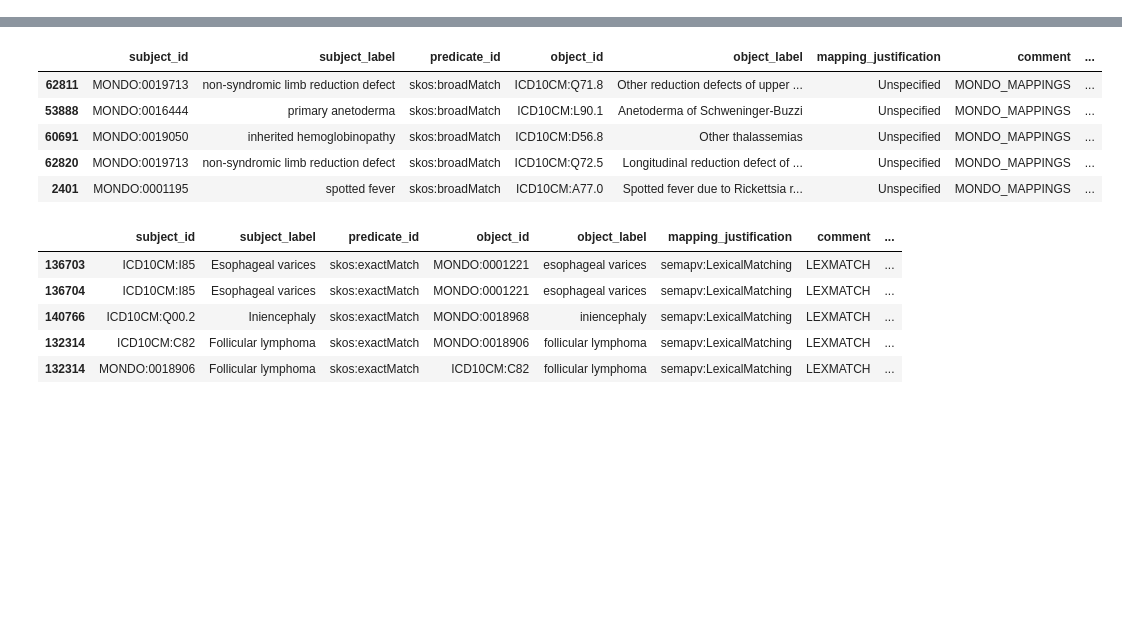
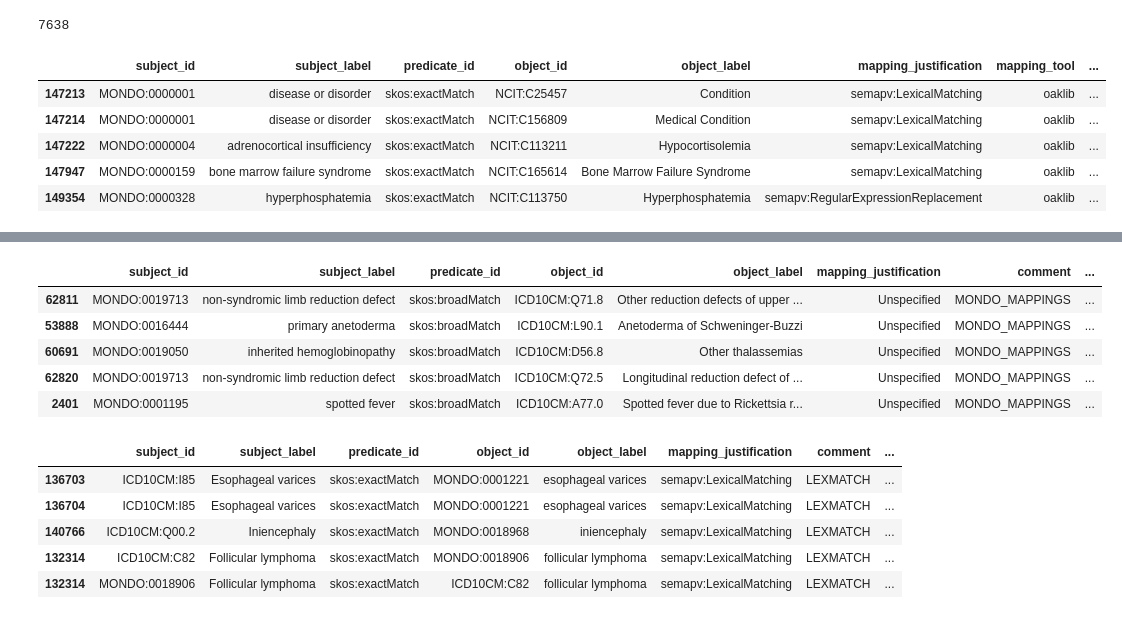
Before and after one commit to monarch-initiative/mondo-ingest, a Jupyter notebook: src/scripts/oak-lexmatch-sssom-compare.ipynb, the cells around one changed output, grey strips where cells are left out. Saved outputs shown, nothing was run; the diff lists cells and outputs as text; code cells hidden in the pictures; blank space fills up the shorter version.

```diff
--- a/src/scripts/oak-lexmatch-sssom-compare.ipynb
+++ b/src/scripts/oak-lexmatch-sssom-compare.ipynb
@@ -62,0 +160,14 @@ msdf_mondo.df.head()
+# %%
+condition_mondo_obj = msdf_lex.df['object_id'].str.contains("MONDO")
+non_mondo_subjects_df =  pd.DataFrame(msdf_lex.df[(~condition_1 & condition_mondo_obj)])
+mondo_subjects_df = pd.DataFrame(msdf_lex.df[(condition_1 & ~condition_mondo_obj)])
+print(len(mondo_subjects_df))
+mondo_subjects_df.head()
+# %% [output]
+7638
+|  | subject_id | subject_label | predicate_id | object_id | object_label | mapping_justification | mapping_tool | ... |
+| 147213 | MONDO:0000001 | disease or disorder | skos:exactMatch | NCIT:C25457 | Condition | semapv:LexicalMatching | oaklib | ... |
+| 147214 | MONDO:0000001 | disease or disorder | skos:exactMatch | NCIT:C156809 | Medical Condition | semapv:LexicalMatching | oaklib | ... |
+| 147222 | MONDO:0000004 | adrenocortical insufficiency | skos:exactMatch | NCIT:C113211 | Hypocortisolemia | semapv:LexicalMatching | oaklib | ... |
+| 147947 | MONDO:0000159 | bone marrow failure syndrome | skos:exactMatch | NCIT:C165614 | Bone Marrow Failure Syndrome | semapv:LexicalMatching | oaklib | ... |
+| 149354 | MONDO:0000328 | hyperphosphatemia | skos:exactMatch | NCIT:C113750 | Hyperphosphatemia | semapv:RegularExpressionReplacement | oaklib | ... |
```
Also changed, not shown: parts of 17 cells of this notebook.
